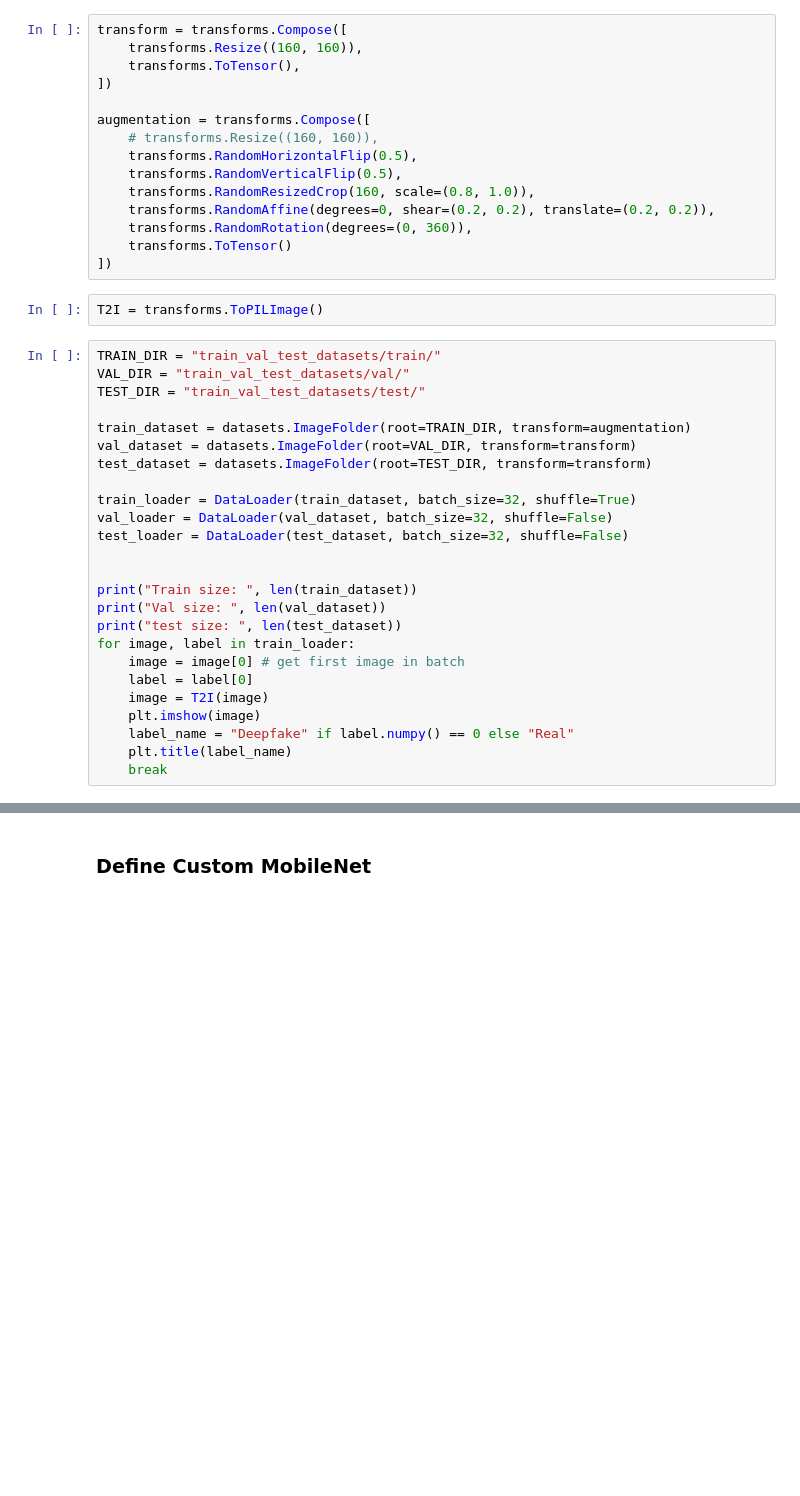
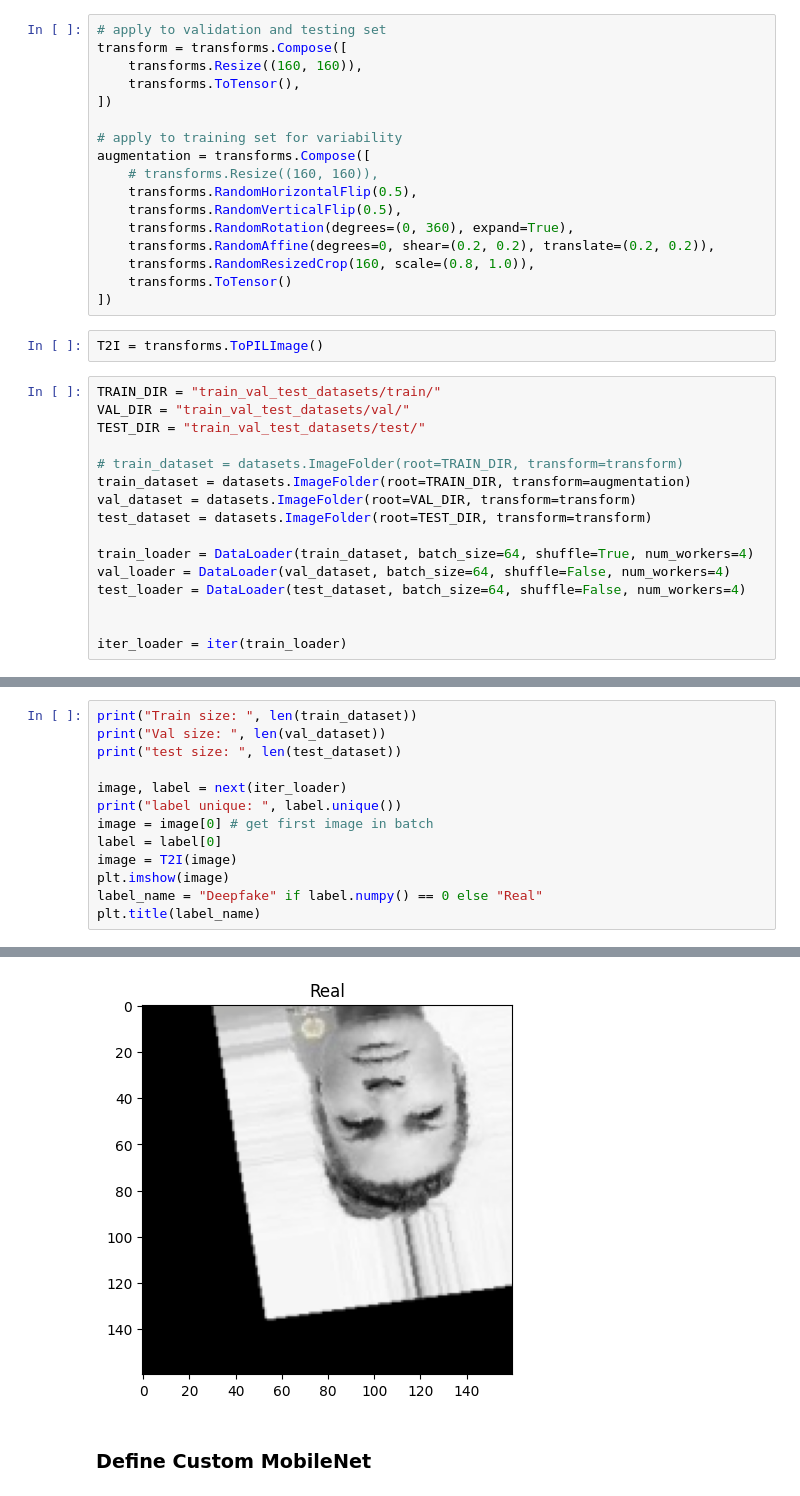
Before and after one commit to liudev777/MobileNet_Deepfake, a Jupyter notebook: Project/mobileNet_deepfake_detection.ipynb, the cells around one changed output, grey strips where cells are left out. Saved outputs shown, nothing was run; the diff lists cells and outputs as text; blank space fills up the shorter version.

```diff
--- a/Project/mobileNet_deepfake_detection.ipynb
+++ b/Project/mobileNet_deepfake_detection.ipynb
@@ -15,18 +22,20 @@ import random
 # %% [markdown]
 Process Data
 # %%
+# apply to validation and testing set
 transform = transforms.Compose([
     transforms.Resize((160, 160)),
     transforms.ToTensor(),
 ])
 
+# apply to training set for variability
 augmentation = transforms.Compose([
     # transforms.Resize((160, 160)),
     transforms.RandomHorizontalFlip(0.5),
     transforms.RandomVerticalFlip(0.5),
+    transforms.RandomRotation(degrees=(0, 360), expand=True),
+    transforms.RandomAffine(degrees=0, shear=(0.2, 0.2), translate=(0.2, 0.2)),
     transforms.RandomResizedCrop(160, scale=(0.8, 1.0)),
-    transforms.RandomAffine(degrees=0, shear=(0.2, 0.2), translate=(0.2, 0.2)),
-    transforms.RandomRotation(degrees=(0, 360)),
     transforms.ToTensor()
 ])
 # %%
@@ -36,23 +45,14 @@ TRAIN_DIR = "train_val_test_datasets/train/"
 VAL_DIR = "train_val_test_datasets/val/"
 TEST_DIR = "train_val_test_datasets/test/"
 
+# train_dataset = datasets.ImageFolder(root=TRAIN_DIR, transform=transform)
 train_dataset = datasets.ImageFolder(root=TRAIN_DIR, transform=augmentation)
 val_dataset = datasets.ImageFolder(root=VAL_DIR, transform=transform)
 test_dataset = datasets.ImageFolder(root=TEST_DIR, transform=transform)
 
-train_loader = DataLoader(train_dataset, batch_size=32, shuffle=True)
-val_loader = DataLoader(val_dataset, batch_size=32, shuffle=False)
-test_loader = DataLoader(test_dataset, batch_size=32, shuffle=False)
+train_loader = DataLoader(train_dataset, batch_size=64, shuffle=True, num_workers=4)
+val_loader = DataLoader(val_dataset, batch_size=64, shuffle=False, num_workers=4)
+test_loader = DataLoader(test_dataset, batch_size=64, shuffle=False, num_workers=4)
 
 
-print("Train size: ", len(train_dataset))
-print("Val size: ", len(val_dataset))
-print("test size: ", len(test_dataset))
-for image, label in train_loader:
-    image = image[0] # get first image in batch
-    label = label[0]
-    image = T2I(image)
-    plt.imshow(image)
-    label_name = "Deepfake" if label.numpy() == 0 else "Real"
-    plt.title(label_name)
-    break
+iter_loader = iter(train_loader)
@@ -63,0 +61,14 @@ test size:  2993
+# %%
+print("Train size: ", len(train_dataset))
+print("Val size: ", len(val_dataset))
+print("test size: ", len(test_dataset))
+
+image, label = next(iter_loader)
+print("label unique: ", label.unique())
+image = image[0] # get first image in batch
+label = label[0]
+image = T2I(image)
+plt.imshow(image)
+label_name = "Deepfake" if label.numpy() == 0 else "Real"
+plt.title(label_name)
+# %% [output]
@@ -64,2 +80,3 @@ test size:  2993
+[figure, added]
 # %% [markdown]
 ### Define Custom MobileNet
```
Also changed, not shown: parts of 10 cells of this notebook.
